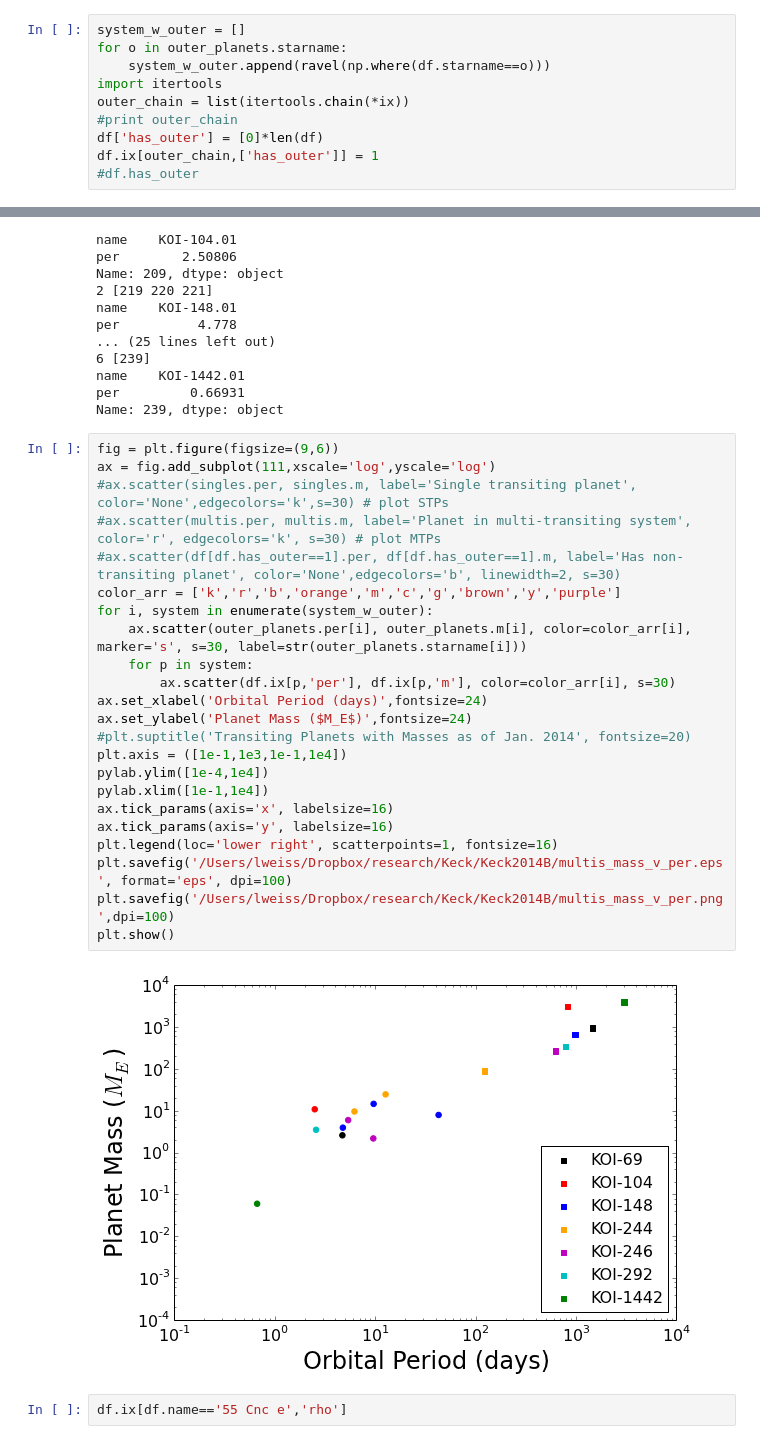
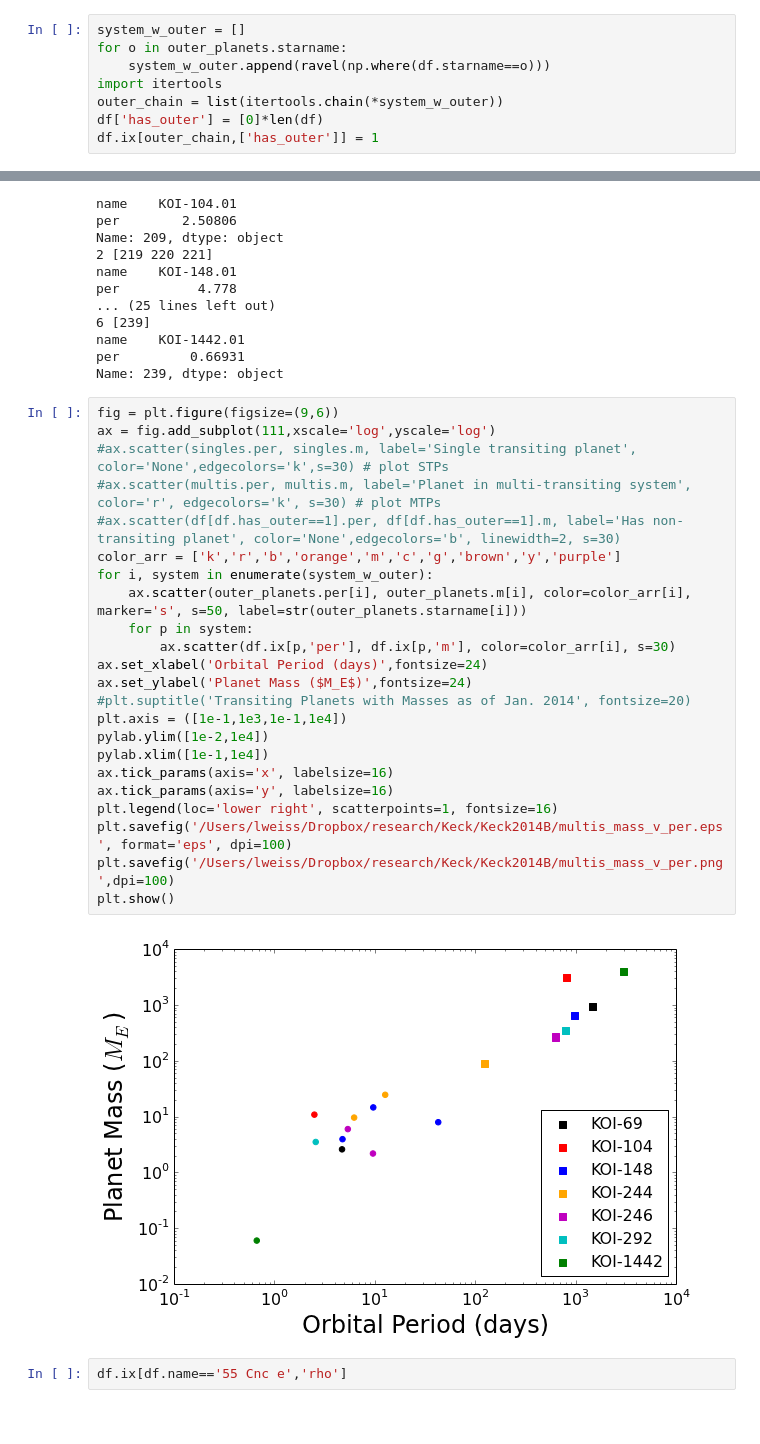
Before and after one commit to sealauren/IDL-programs, a Jupyter notebook: doppler_rvs/75732/multiplanet_stats.ipynb, the cells around one changed output, grey strips where cells are left out. Cells and saved outputs as stored; diff of their text form.

```diff
--- a/doppler_rvs/75732/multiplanet_stats.ipynb
+++ b/doppler_rvs/75732/multiplanet_stats.ipynb
@@ -90,11 +90,9 @@ system_w_outer = []
 for o in outer_planets.starname:
     system_w_outer.append(ravel(np.where(df.starname==o)))
 import itertools
-outer_chain = list(itertools.chain(*ix))
-#print outer_chain
+outer_chain = list(itertools.chain(*system_w_outer))
 df['has_outer'] = [0]*len(df)
 df.ix[outer_chain,['has_outer']] = 1
-#df.has_outer
 # %%
 singles = df[df.multiplicity == 1]
 multis = df[df.multiplicity > 1]
@@ -124,28 +122,28 @@ Name: 239, dtype: object
 # %%
 fig = plt.figure(figsize=(9,6))
 ax = fig.add_subplot(111,xscale='log',yscale='log')
 #ax.scatter(singles.per, singles.m, label='Single transiting planet', color='None',edgecolors='k',s=30) # plot STPs
 #ax.scatter(multis.per, multis.m, label='Planet in multi-transiting system', color='r', edgecolors='k', s=30) # plot MTPs
 #ax.scatter(df[df.has_outer==1].per, df[df.has_outer==1].m, label='Has non-transiting planet', color='None',edgecolors='b', linewidth=2, s=30)
 color_arr = ['k','r','b','orange','m','c','g','brown','y','purple']
 for i, system in enumerate(system_w_outer):
-    ax.scatter(outer_planets.per[i], outer_planets.m[i], color=color_arr[i], marker='s', s=30, label=str(outer_planets.starname[i]))
+    ax.scatter(outer_planets.per[i], outer_planets.m[i], color=color_arr[i], marker='s', s=50, label=str(outer_planets.starname[i]))
     for p in system:
         ax.scatter(df.ix[p,'per'], df.ix[p,'m'], color=color_arr[i], s=30)
 ax.set_xlabel('Orbital Period (days)',fontsize=24)
 ax.set_ylabel('Planet Mass ($M_E$)',fontsize=24)
 #plt.suptitle('Transiting Planets with Masses as of Jan. 2014', fontsize=20)
 plt.axis = ([1e-1,1e3,1e-1,1e4])
-pylab.ylim([1e-4,1e4])
+pylab.ylim([1e-2,1e4])
 pylab.xlim([1e-1,1e4])
 ax.tick_params(axis='x', labelsize=16)
 ax.tick_params(axis='y', labelsize=16)
 plt.legend(loc='lower right', scatterpoints=1, fontsize=16)
 plt.savefig('/Users/lweiss/Dropbox/research/Keck/Keck2014B/multis_mass_v_per.eps', format='eps', dpi=100)
 plt.savefig('/Users/lweiss/Dropbox/research/Keck/Keck2014B/multis_mass_v_per.png',dpi=100)
 plt.show()
 # %% [output]
-[figure, old version]
+[figure, new version]
 # %%
 df.ix[df.name=='55 Cnc e','rho']
 # %% [output]
```
Also changed, not shown: parts of 5 cells of this notebook.
